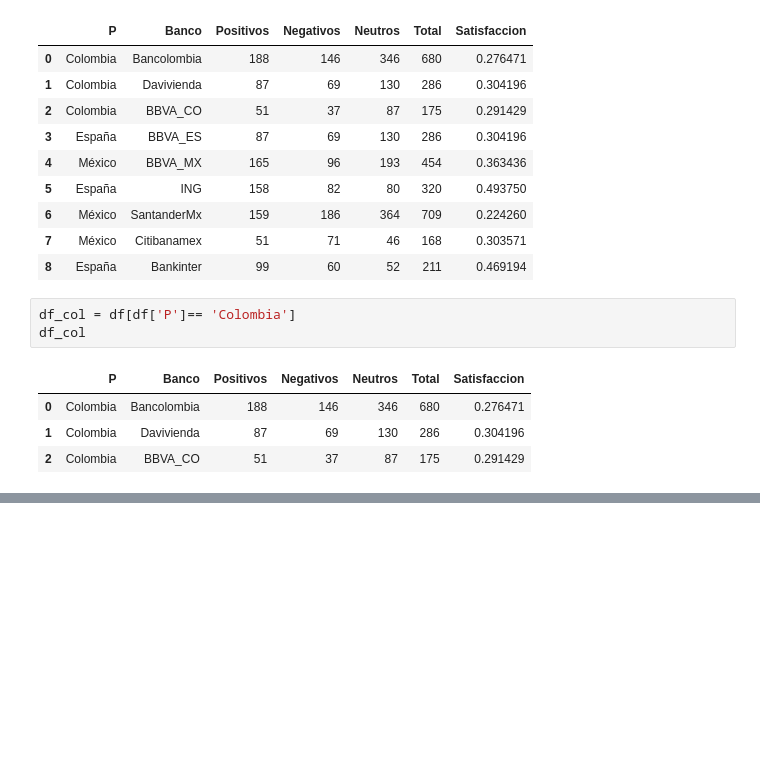
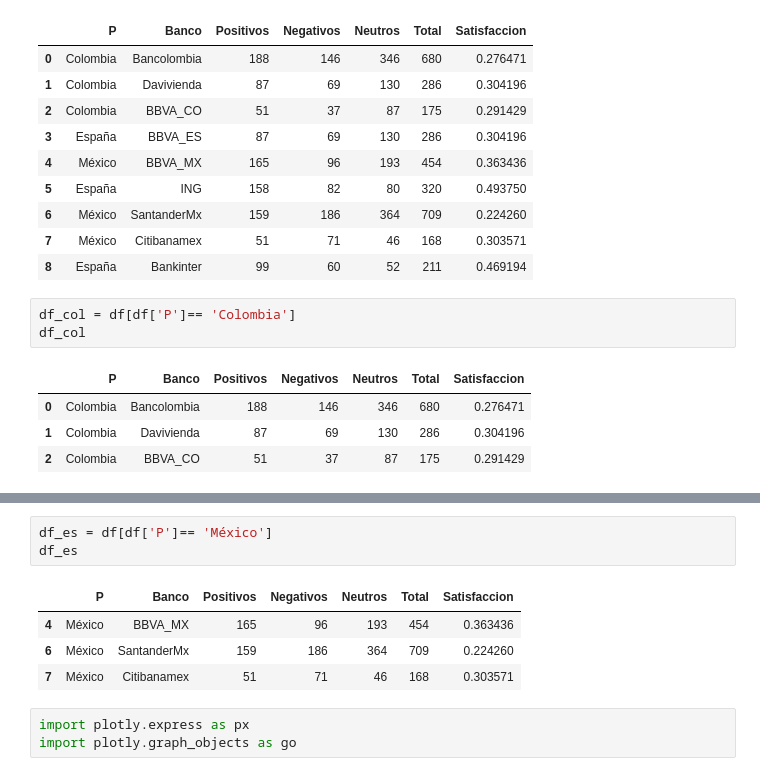
Before and after one commit to alejandrarchbold/Client-Listener, a Jupyter notebook: parte_1/Polaridad_graficos.ipynb, the cells around one changed output, grey strips where cells are left out. Cells and saved outputs as stored; diff of their text form; blank space fills up the shorter version.

```diff
--- a/parte_1/Polaridad_graficos.ipynb
+++ b/parte_1/Polaridad_graficos.ipynb
@@ -35,0 +71,11 @@ fig.show()
+# %%
+df_es = df[df['P']== 'México']
+df_es
+# %% [output]
+|  | P | Banco | Positivos | Negativos | Neutros | Total | Satisfaccion |
+| 4 | México | BBVA_MX | 165 | 96 | 193 | 454 | 0.363436 |
+| 6 | México | SantanderMx | 159 | 186 | 364 | 709 | 0.224260 |
+| 7 | México | Citibanamex | 51 | 71 | 46 | 168 | 0.303571 |
+# %%
+import plotly.express as px
+import plotly.graph_objects as go
```
Also changed, not shown: parts of 9 cells of this notebook, 6 other files.
